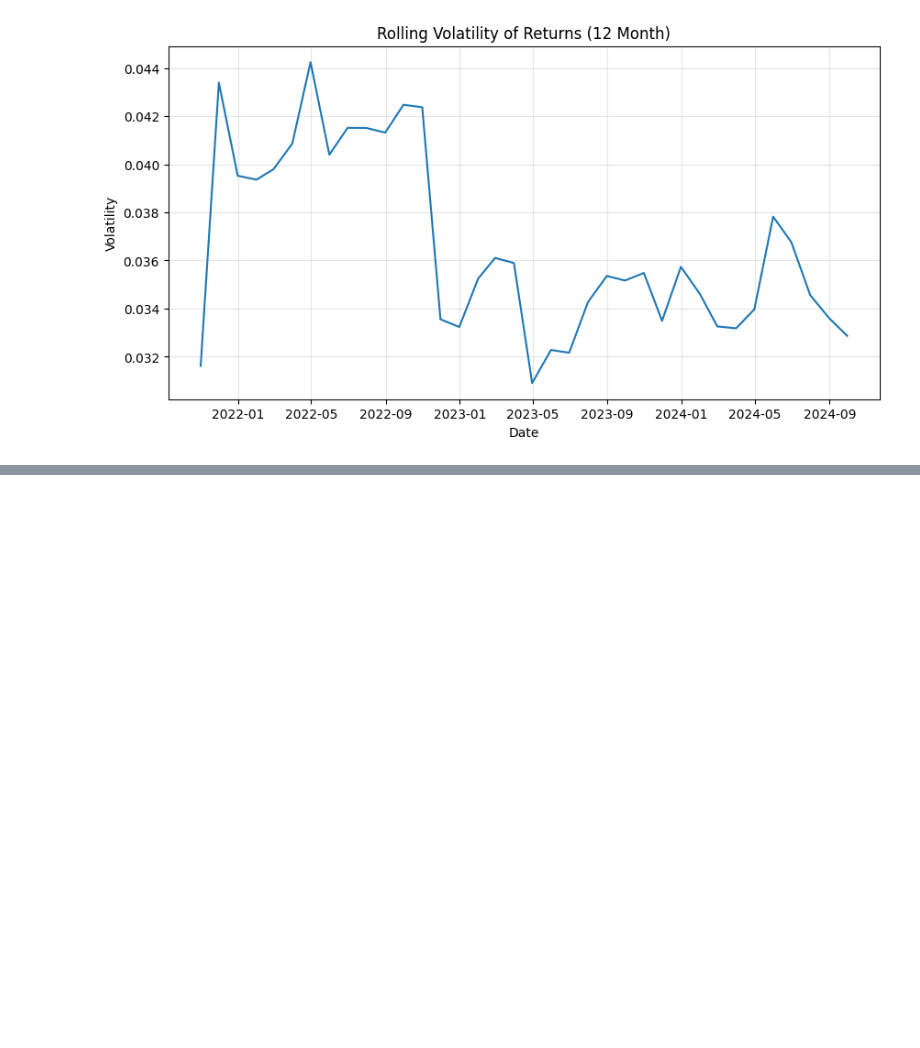
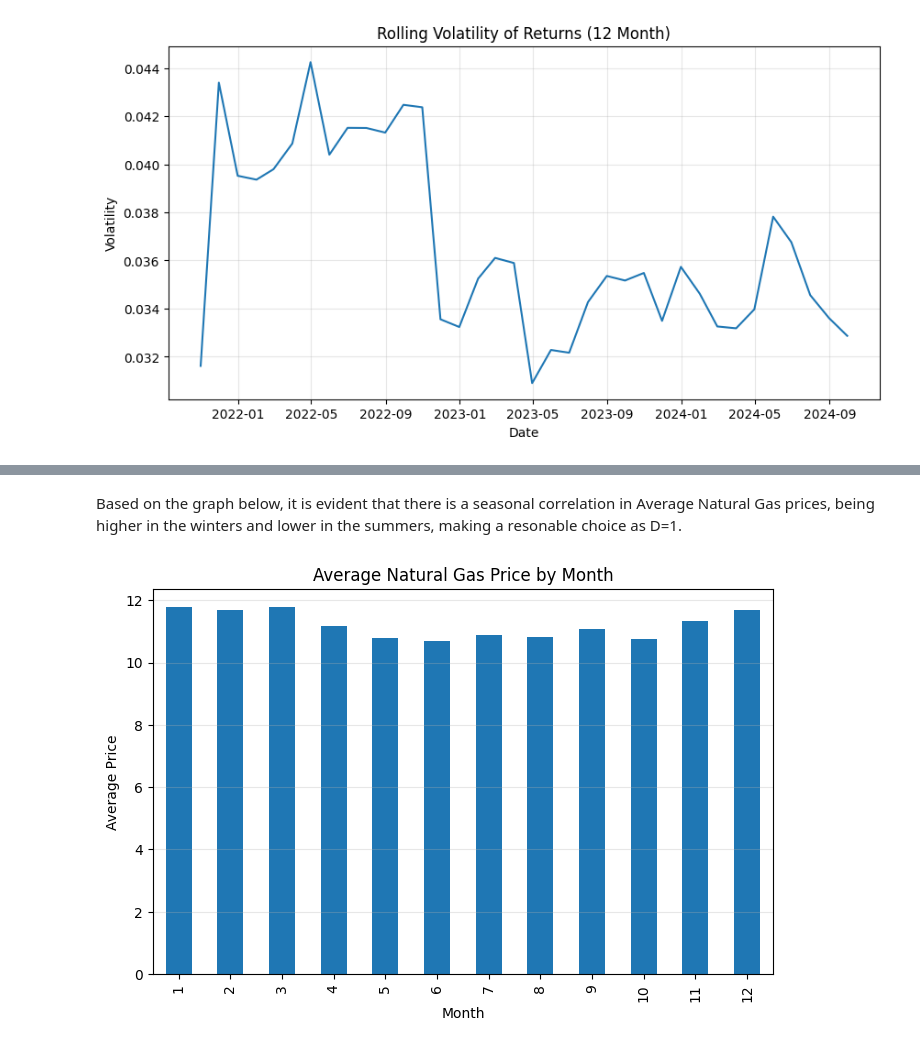
Before and after one commit to m4rthaswur1d/jpm-quant-research-sim, a Jupyter notebook: task1_price_analysis/task1_analysis.ipynb, the cells around one changed output, grey strips where cells are left out. Saved outputs shown, nothing was run; the diff lists cells and outputs as text; code cells hidden in the pictures; blank space fills up the shorter version.

```diff
--- a/task1_price_analysis/task1_analysis.ipynb
+++ b/task1_price_analysis/task1_analysis.ipynb
@@ -81,0 +107,12 @@ plot_rolling_volatility(df)
+# %% [markdown]
+Based on the graph below, it is evident that there is a seasonal correlation in Average Natural Gas prices, being higher in the winters and lower in the summers, making a resonable choice as D=1.
+# %%
+plt.figure(figsize=(8,5))
+df.groupby("month")["Prices"].mean().plot(kind="bar")
+plt.title("Average Natural Gas Price by Month")
+plt.xlabel("Month")
+plt.ylabel("Average Price")
+plt.grid(axis="y", alpha=0.3)
+plt.show()
+# %% [output]
+[figure, added]
```
Also changed, not shown: parts of 9 cells of this notebook, 1 other file.
